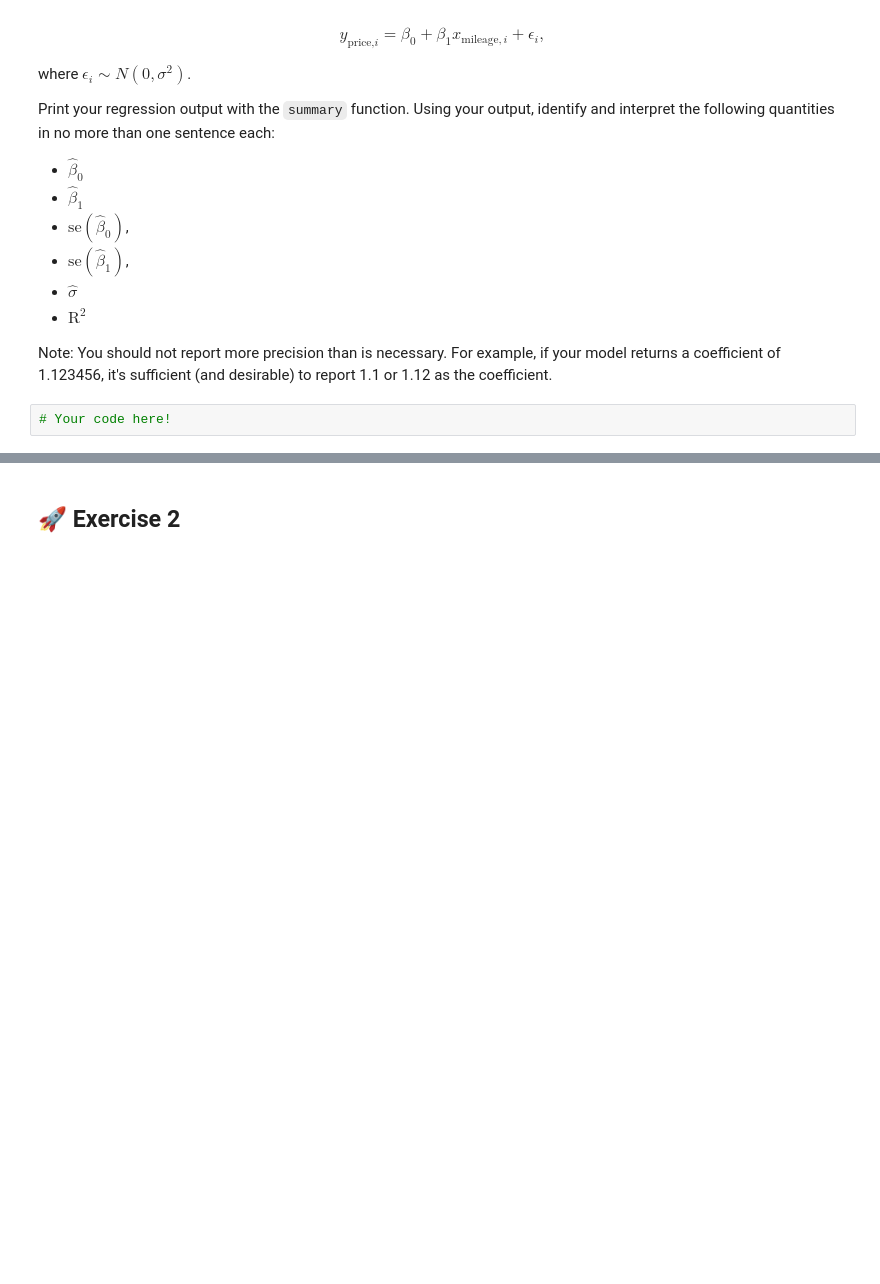
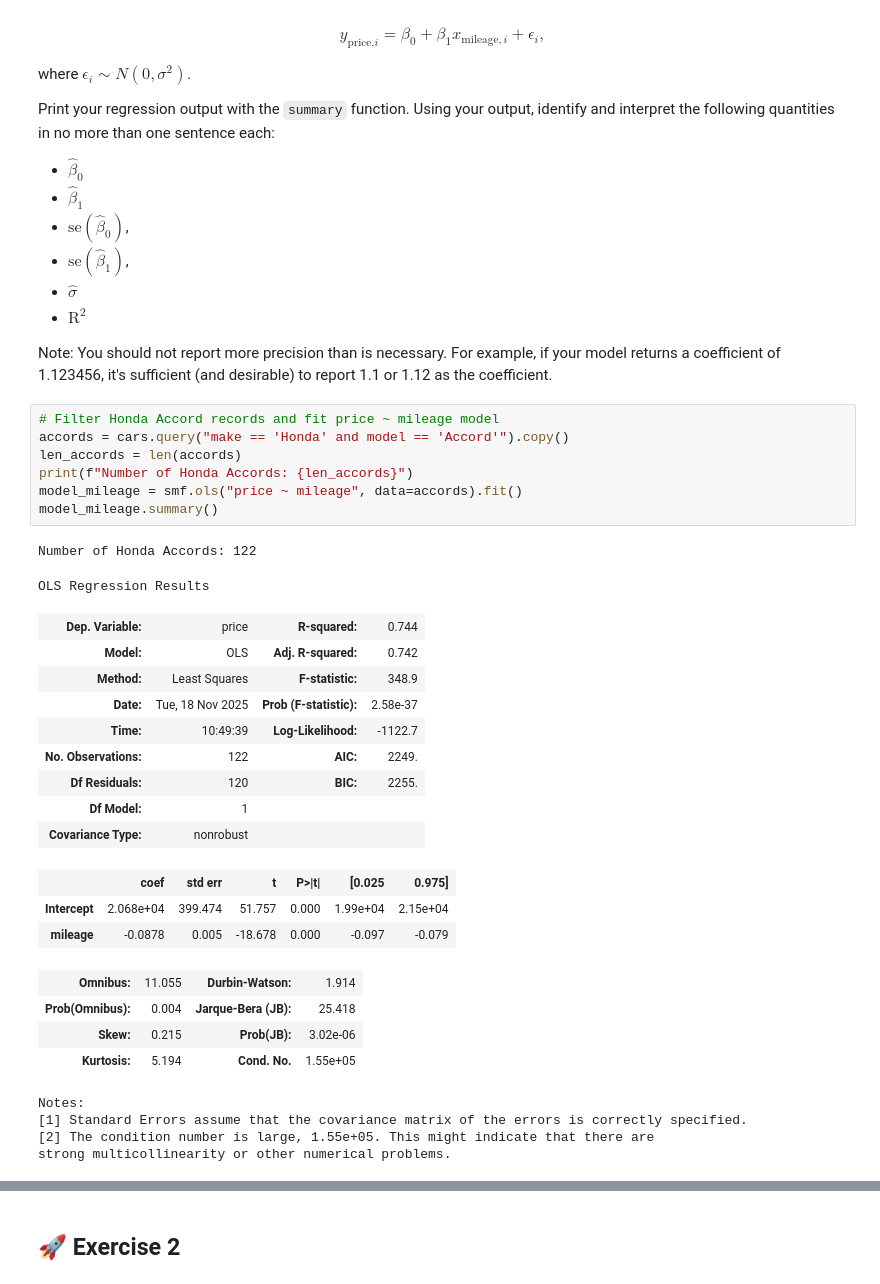
Before and after one commit to thabir303/CSE-837-ML, a Jupyter notebook: hw4/linear-regression-exercises.ipynb, the cells around one changed output, grey strips where cells are left out. Drawn from its saved outputs; the diff is of its cells as text; blank space fills up the shorter version.

```diff
--- a/hw4/linear-regression-exercises.ipynb
+++ b/hw4/linear-regression-exercises.ipynb
@@ -86,5 +83,33 @@ Print your regression output with the `summary` function. Using your output, ide
 - $\text{R}^2$
 
 Note: You should not report more precision than is necessary. For example, if your model returns a coefficient of 1.123456, it's sufficient (and desirable) to report 1.1 or 1.12 as the coefficient.
-# %%
-# Your code here!
+# %%
+# Filter Honda Accord records and fit price ~ mileage model
+accords = cars.query("make == 'Honda' and model == 'Accord'").copy()
+len_accords = len(accords)
+print(f"Number of Honda Accords: {len_accords}")
+model_mileage = smf.ols("price ~ mileage", data=accords).fit()
+model_mileage.summary()
+# %% [output]
+Number of Honda Accords: 122
+OLS Regression Results
+| Dep. Variable: | price | R-squared: | 0.744 |
+| Model: | OLS | Adj. R-squared: | 0.742 |
+| Method: | Least Squares | F-statistic: | 348.9 |
+| Date: | Tue, 18 Nov 2025 | Prob (F-statistic): | 2.58e-37 |
+| Time: | 10:49:39 | Log-Likelihood: | -1122.7 |
+| No. Observations: | 122 | AIC: | 2249. |
+| Df Residuals: | 120 | BIC: | 2255. |
+| Df Model: | 1 |  |  |
+| Covariance Type: | nonrobust |  |  |
+|  | coef | std err | t | P>|t| | [0.025 | 0.975] |
+| Intercept | 2.068e+04 | 399.474 | 51.757 | 0.000 | 1.99e+04 | 2.15e+04 |
+| mileage | -0.0878 | 0.005 | -18.678 | 0.000 | -0.097 | -0.079 |
+| Omnibus: | 11.055 | Durbin-Watson: | 1.914 |
+| Prob(Omnibus): | 0.004 | Jarque-Bera (JB): | 25.418 |
+| Skew: | 0.215 | Prob(JB): | 3.02e-06 |
+| Kurtosis: | 5.194 | Cond. No. | 1.55e+05 |
+Notes:
+[1] Standard Errors assume that the covariance matrix of the errors is correctly specified.
+[2] The condition number is large, 1.55e+05. This might indicate that there are
+strong multicollinearity or other numerical problems.
```
Also changed, not shown: parts of 38 cells of this notebook, 1 other file.
